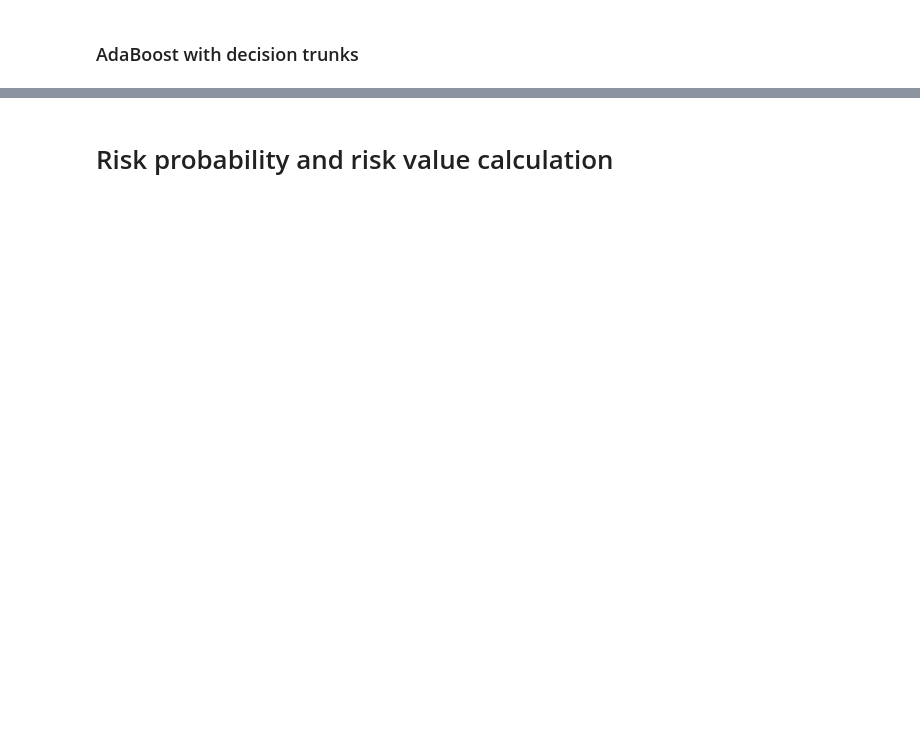
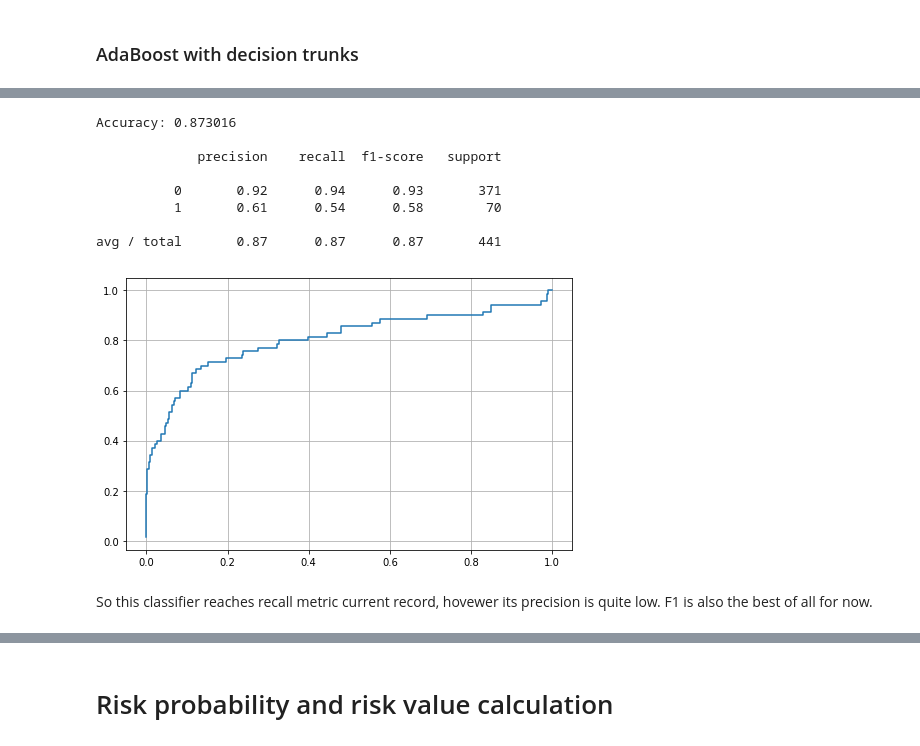
Before and after one commit to fatvlady/risk_analysis_lab, a Jupyter notebook: notebooks/attrition.ipynb, the cells around one changed output, grey strips where cells are left out. Cells and saved outputs as stored; diff of their text form; code cells hidden in the pictures; blank space fills up the shorter version.

```diff
--- a/notebooks/attrition.ipynb
+++ b/notebooks/attrition.ipynb
@@ -543,0 +546,6 @@ plot_importances('Gradient Boosting', adb)
+# %%
+from sklearn.ensemble import AdaBoostClassifier
+from sklearn.tree import DecisionTreeClassifier
+
+adt = AdaBoostClassifier(DecisionTreeClassifier(max_depth=1), random_state=seed)
+adt.fit(smote_train, smote_target)
@@ -543,0 +561,14 @@ plot_importances('Gradient Boosting', adb)
+# %%
+adt_predictions = test_validation(adt)
+# %% [output]
+Accuracy: 0.873016
+
+             precision    recall  f1-score   support
+
+          0       0.92      0.94      0.93       371
+          1       0.61      0.54      0.58        70
+
+avg / total       0.87      0.87      0.87       441
+[figure, added]
+# %% [markdown]
+So this classifier reaches recall metric current record, hovewer its precision is quite low. F1 is also the best of all for now.
```
Also changed, not shown: parts of 19 cells of this notebook.
